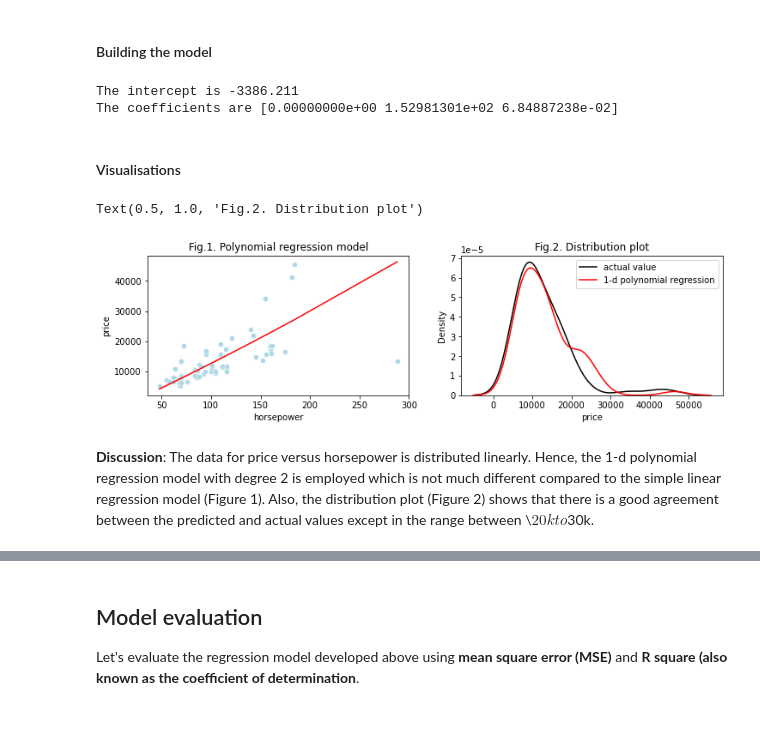
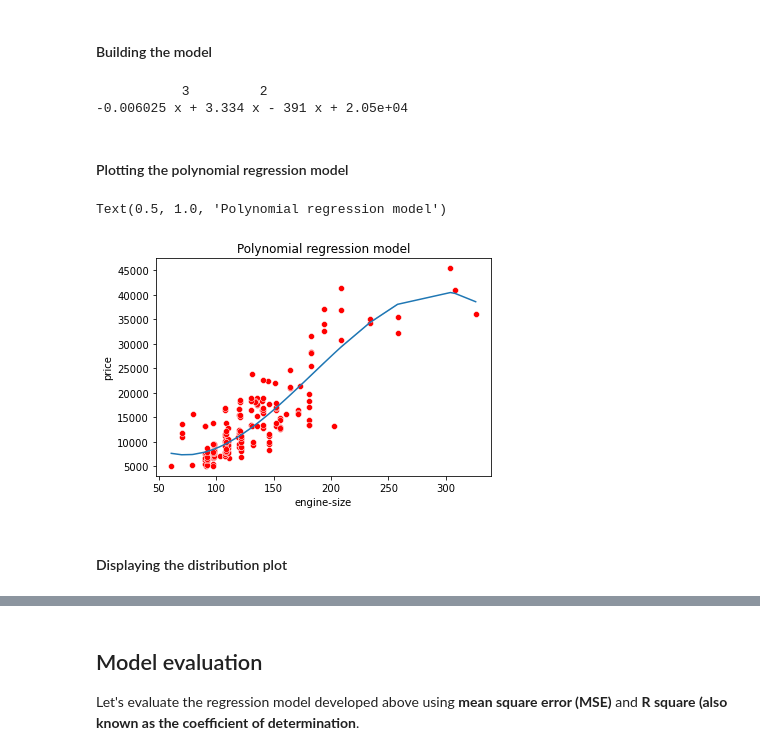
Before and after one commit to Farhad-Davaripour/Step_by_Step_Data_Analysis_Auto_Dataset, a Jupyter notebook: Code_Python.ipynb, the cells around one changed output, grey strips where cells are left out. Cells and saved outputs as stored; diff of their text form; code cells hidden in the pictures; blank space fills up the shorter version.

```diff
--- a/Code_Python.ipynb
+++ b/Code_Python.ipynb
@@ -478,8 +479,7 @@ ax[2].legend()
 # %%
-lm_mr = LinearRegression()
-lm_mr.fit(x_train[cor_list],y_train) # cor_list includes all the columns names that their correlation coefficients with price is more than 0.5
-intercept_multi=lm_mr.intercept_
-coeff_multi=lm_mr.coef_
+lm.fit(df[cor_list],y) # cor_list includes all the columns names that their correlation coefficients with price is more than 0.5
+intercept_multi=lm.intercept_
+coeff_multi=lm.coef_
 print(f"""price(hat) = {round(intercept_multi,3)}+({round(coeff_multi[0],3)}*{cor_list[0]})+({round(coeff_multi[1],3)}*{cor_list[1]})+
       ({round(coeff_multi[2],3)}*{cor_list[2]})+({round(coeff_multi[3],3)}*{cor_list[3]})+({round(coeff_multi[4],3)}*{cor_list[4]})+
       ({round(coeff_multi[5],3)}*{cor_list[5]})+({round(coeff_multi[6],3)}*{cor_list[6]})""")
@@ -508,34 +507,25 @@ plt.legend()
 #### Building the model
 # %%
 # 1 dimension polynomial regression
-lm_1d_p = PolynomialFeatures()
-lm_1d_lr= LinearRegression()
-x_train_1d_pr = lm_1d_p.fit_transform(x_train[['horsepower']])
-x_test_1d_pr = lm_1d_p.fit_transform(x_test[['horsepower']])
-lm_1d_lr.fit(x_train_1d_pr,y_train)
-print(f"The intercept is {round(lm_1d_lr.intercept_,3)}")
-print(f"The coefficients are {lm_1d_lr.coef_}")
+degree = 3
+independent_var = 'engine-size'
+f = np.polyfit(df[independent_var],y,degree) # training the polynomial model and extracting the coefficients
+p = np.poly1d(f) # converting the coefficients in f in to a polynomial equation
+print(p) # this prints the polynomial equation
 # %% [output]
-The intercept is -3386.211
-The coefficients are [0.00000000e+00 1.52981301e+02 6.84887238e-02]
+           3         2
+-0.006025 x + 3.334 x - 391 x + 2.05e+04
 # %% [markdown]
-#### Visualisations
+#### Plotting the polynomial regression model
 # %%
 %%capture --no-display
-## Plotting the 1  dimensional polynomial regression model
-fig, ax = plt.subplots(1,2,figsize=(12,3))
-yhat_1d_p = lm_1d_lr.predict(x_test_1d_pr)
-sns.lineplot(x_test['horsepower'], yhat_1d_p,color='red',ax=ax[0])
-sns.scatterplot(x_test['horsepower'], y_test,color='lightblue',ax=ax[0])
-ax[0].set_title('Fig.1. Polynomial regression model')
-## Distribution plot
-yhat_mlr = lm_mr.predict(x_test[cor_list])
-sns.distplot(y_test, hist=False,color='black',label="actual value",ax=ax[1])
-sns.distplot(yhat_1d_p, hist=False,color='red',label="1-d polynomial euqation-deg",ax=ax[1])
-ax[1].legend()
-ax[1].set_title('Fig.2. Distribution plot')
+x_data = df[independent_var].to_numpy()
+yhat_p = p(x_data) # applying the polynomial equation to the elements in x_data
+sns.lineplot(x_data, yhat_p)
+sns.scatterplot(df[independent_var], y,color='red')
+plt.title('Polynomial regression model')
 # %% [output]
-Text(0.5, 1.0, 'Fig.2. Distribution plot')
+Text(0.5, 1.0, 'Polynomial regression model')
-[figure, old version]
+[figure, new version]
-# %% [markdown]
-**Discussion**: The data for price versus horsepower is distributed linearly. Hence, the 1-d polynomial regression model with degree 2 is employed which is not much different compared to the simple linear regression model (Figure 1). Also, the distribution plot (Figure 2) shows that there is a good agreement between the predicted and actual values except in the range between \\$20k to $30k.
+# %% [markdown]
+#### Displaying the distribution plot
```
Also changed, not shown: parts of 55 cells of this notebook.
